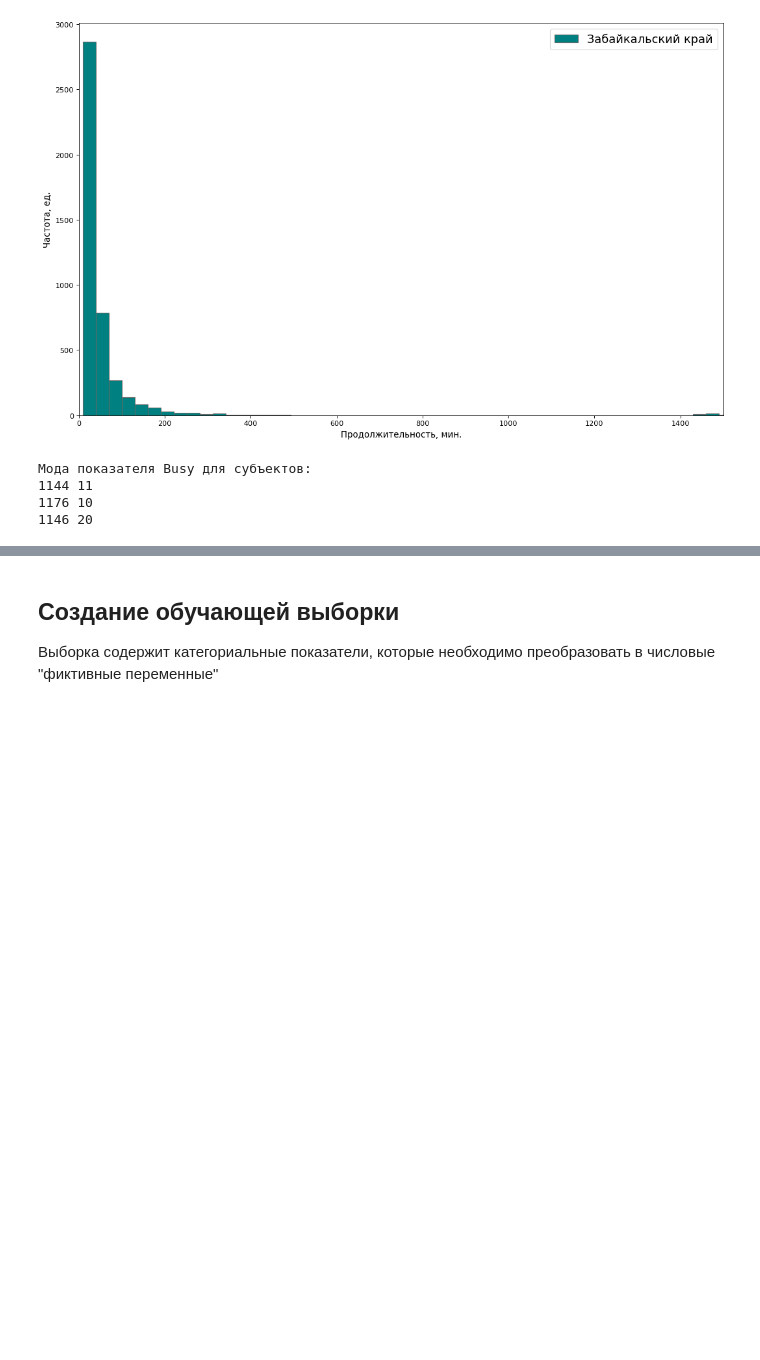
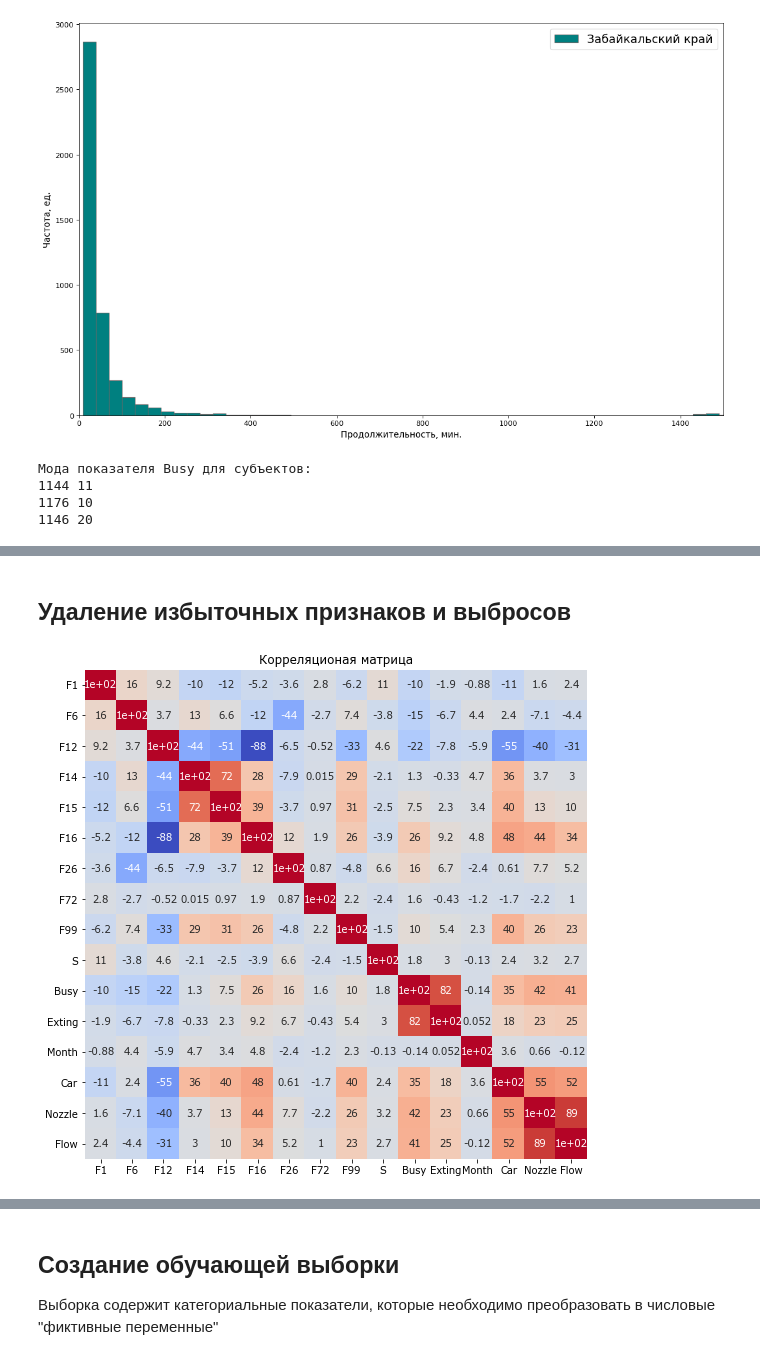
Before and after one commit to VistaSV30/Long, a Jupyter notebook: Long.ipynb, the cells around one changed output, grey strips where cells are left out. Cells and saved outputs as stored; diff of their text form; code cells hidden in the pictures; blank space fills up the shorter version.

```diff
--- a/Long.ipynb
+++ b/Long.ipynb
@@ -413 +454,15 @@ result
 | max | 1458.000000 | 1520.000000 | 5730.000000 |
+# %% [markdown]
+<h2>Удаление избыточных признаков и выбросов</h2>
+# %%
+col = ['F1', 'F6', 'F12', 'F14', 'F15', 'F16', 'F26', 'F72', 'F99', 'S',
+       'Busy', 'Exting', 'Month', 'Car', 'Nozzle', 'Flow']
+
+fig, ax = plt.subplots(figsize=(9, 9))
+sns.heatmap(cbar=False, annot=True,
+            data=d1[col].corr()*100, cmap='coolwarm')
+plt.title('Корреляционая матрица')
+plt.savefig('picture/pic003.png', dpi=100, bbox_inches='tight')
+plt.show()
+# %% [output]
+[figure, added]
```
Also changed, not shown: parts of 42 cells of this notebook, 7 other files.
